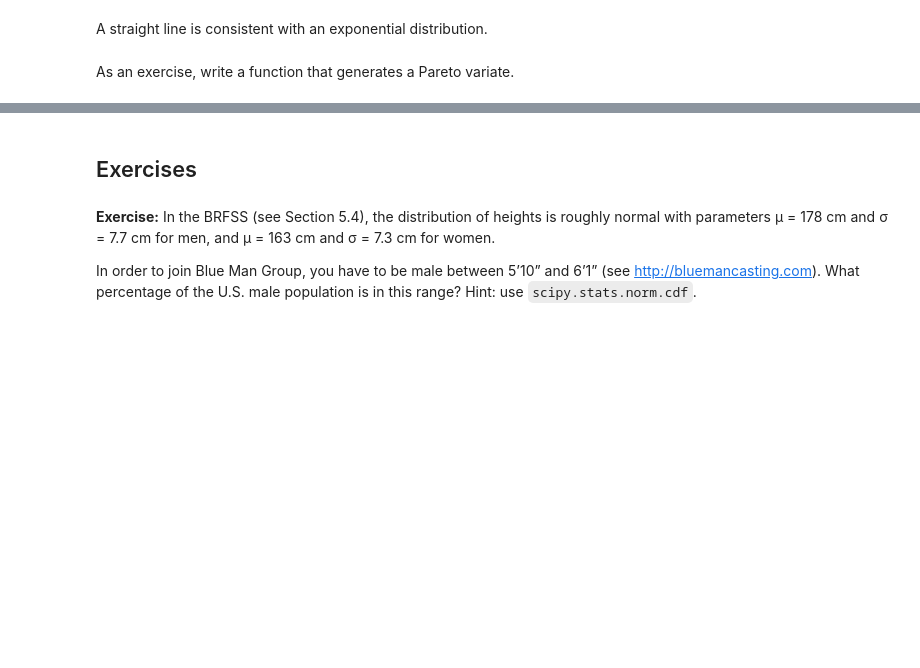
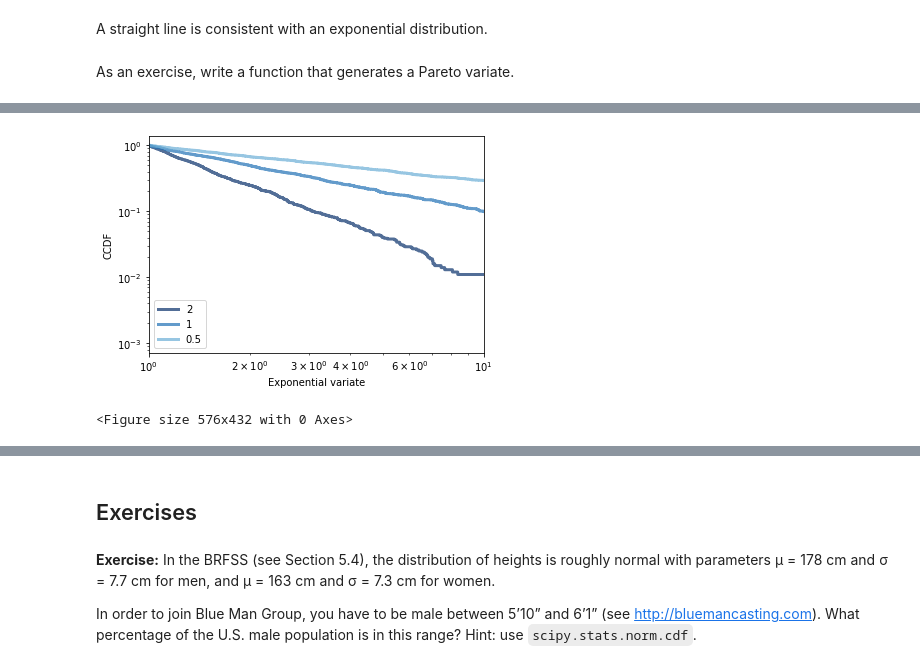
Before and after one commit to duukv/ThinkStats2, a Jupyter notebook: code/chap05ex.ipynb, the cells around one changed output, grey strips where cells are left out. Drawn from its saved outputs; the diff is of its cells as text; code cells hidden in the pictures; blank space fills up the shorter version.

```diff
--- a/code/chap05ex.ipynb
+++ b/code/chap05ex.ipynb
@@ -367,0 +383,13 @@ thinkplot.Config(xlabel='Exponential variate', ylabel='CCDF', xlim=[0,10])
+# %%
+thinkplot.PrePlot(3)
+for alpha in [2,1,0.5]:
+    t = [my_paretovariate(alpha,1) for _ in range(1000)]
+    cdf = thinkstats2.Cdf(t)
+    label = alpha
+    thinkplot.Cdf(cdf, transform='pareto', label=label)
+
+thinkplot.Config(xlabel='Exponential variate', ylabel='CCDF', xlim=[1,10], yscale='log', xscale='log')
+thinkplot.Show()
+# %% [output]
+[figure, added]
+<Figure size 576x432 with 0 Axes>
```
Also changed, not shown: parts of 24 cells of this notebook.
